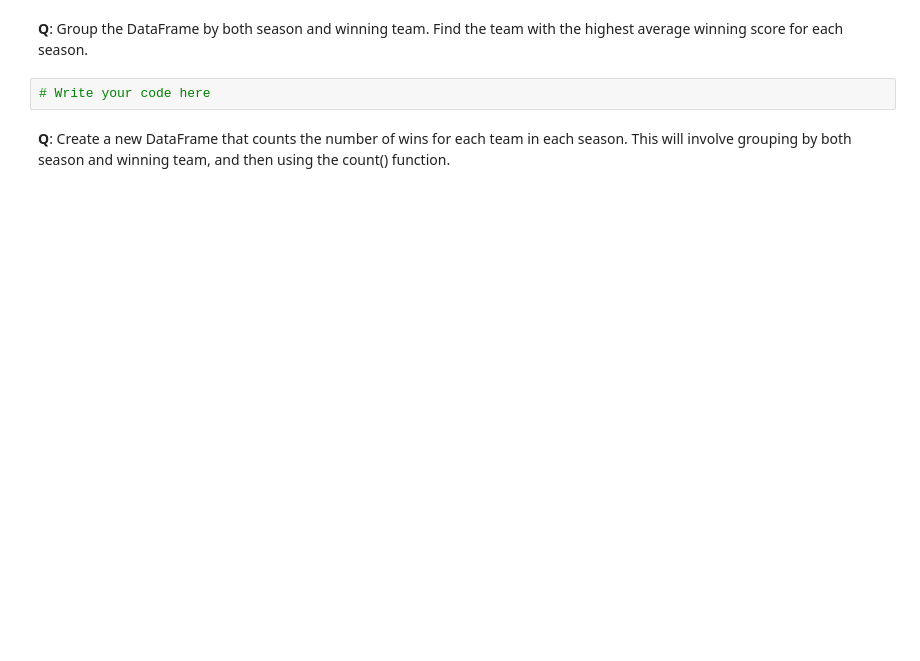
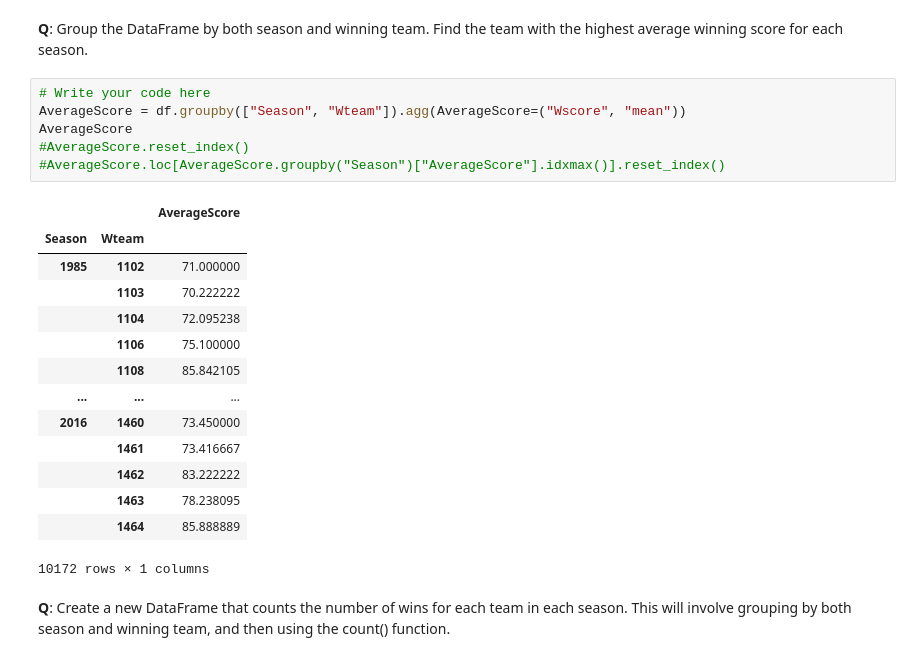
Before and after one commit to HatzeDJ/62444-Repository, a Jupyter notebook: Individual_Work/pd_{s215746}.ipynb, the cells around one changed output. Saved outputs shown, nothing was run; the diff lists cells and outputs as text; blank space fills up the shorter version.

```diff
--- a/Individual_Work/pd_{s215746}.ipynb
+++ b/Individual_Work/pd_{s215746}.ipynb
@@ -396,7 +430,26 @@ df.values[0][0]
 # %% [markdown]
 **Q**: Group the DataFrame by both season and winning team. Find the team with the highest average winning score for each season.
-# %%
-# Write your code here
+# %%
+# Write your code here
+AverageScore = df.groupby(["Season", "Wteam"]).agg(AverageScore=("Wscore", "mean"))
+AverageScore
+#AverageScore.reset_index()
+#AverageScore.loc[AverageScore.groupby("Season")["AverageScore"].idxmax()].reset_index()
+# %% [output]
+|  |  | AverageScore |
+| Season | Wteam |  |
+| 1985 | 1102 | 71.000000 |
+|  | 1103 | 70.222222 |
+|  | 1104 | 72.095238 |
+|  | 1106 | 75.100000 |
+|  | 1108 | 85.842105 |
+| ... | ... | ... |
+| 2016 | 1460 | 73.450000 |
+|  | 1461 | 73.416667 |
+|  | 1462 | 83.222222 |
+|  | 1463 | 78.238095 |
+|  | 1464 | 85.888889 |
+10172 rows × 1 columns
 # %% [markdown]
 **Q**: Create a new DataFrame that counts the number of wins for each team in each season. This will involve grouping by both season and winning team, and then using the count() function.
 # %%
```
Also changed, not shown: parts of 7 cells of this notebook.
